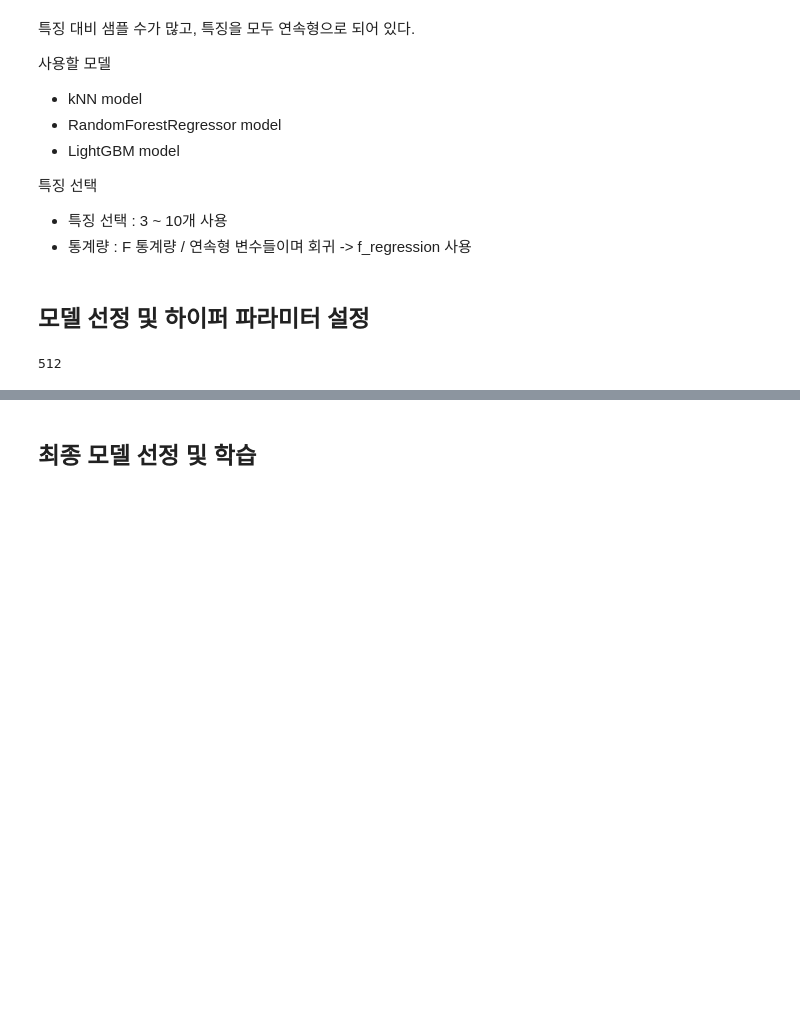
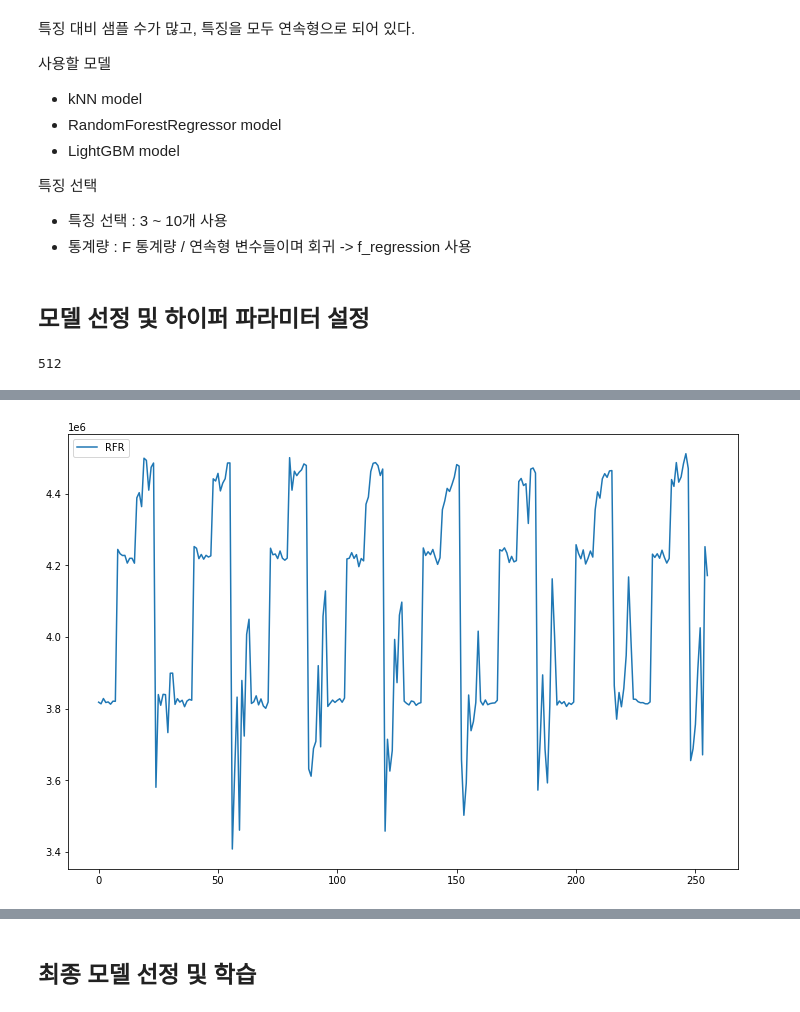
Before and after one commit to seonydg/credit-card-sales-forecast, a Jupyter notebook: credit-card-sales-forecast.ipynb, the cells around one changed output, grey strips where cells are left out. Cells and saved outputs as stored; diff of their text form; code cells hidden in the pictures; blank space fills up the shorter version.

```diff
--- a/credit-card-sales-forecast.ipynb
+++ b/credit-card-sales-forecast.ipynb
@@ -828,0 +849,7 @@ iter_num98/512 => score : 3625973.973, best score : 1655256.879
+# %%
+plt.figure(figsize=(12, 8))
+plt.plot(rfr_list, label='RFR')
+plt.legend()
+plt.show()
+# %% [output]
+[figure, added]
```
Also changed, not shown: parts of 18 cells of this notebook.
